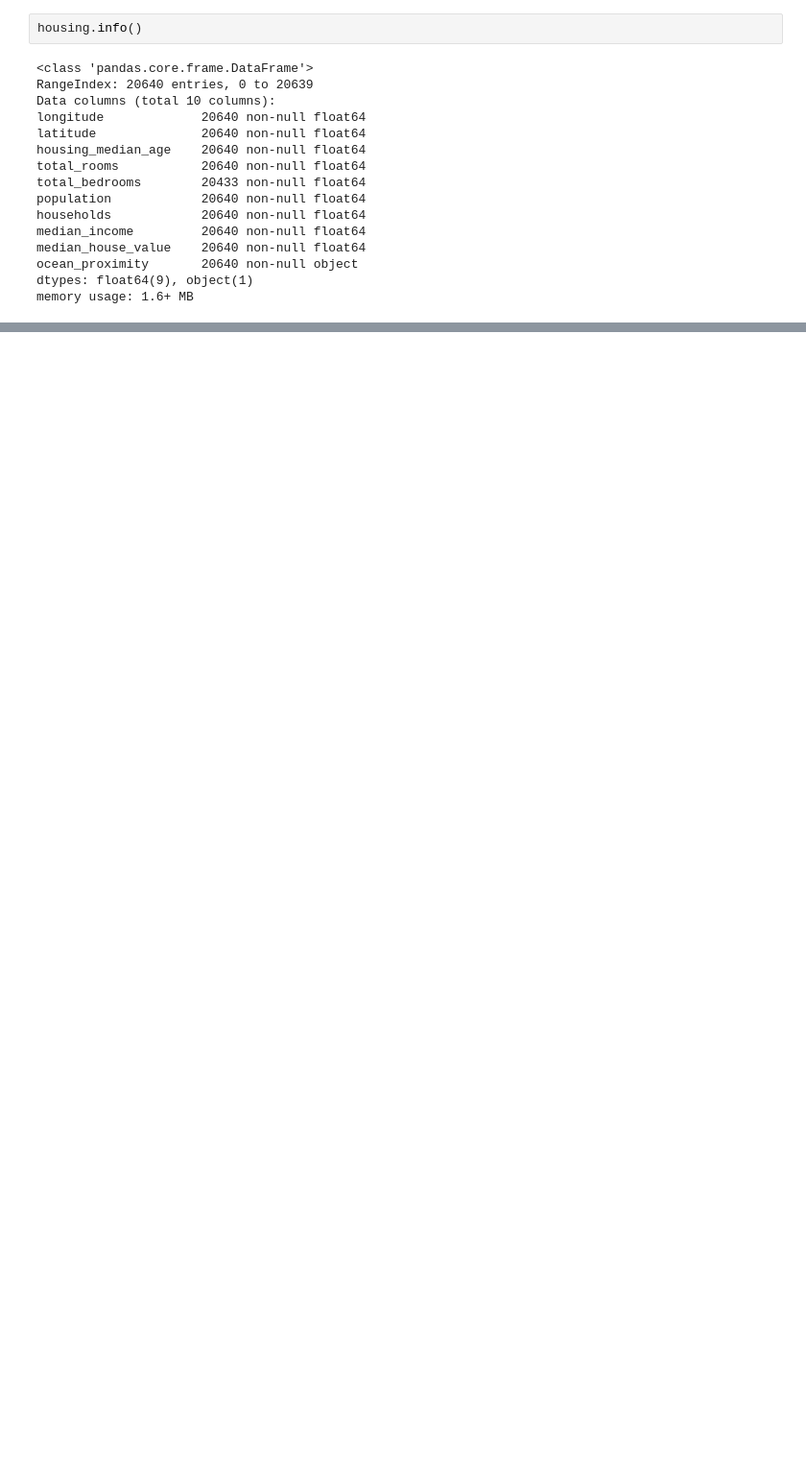
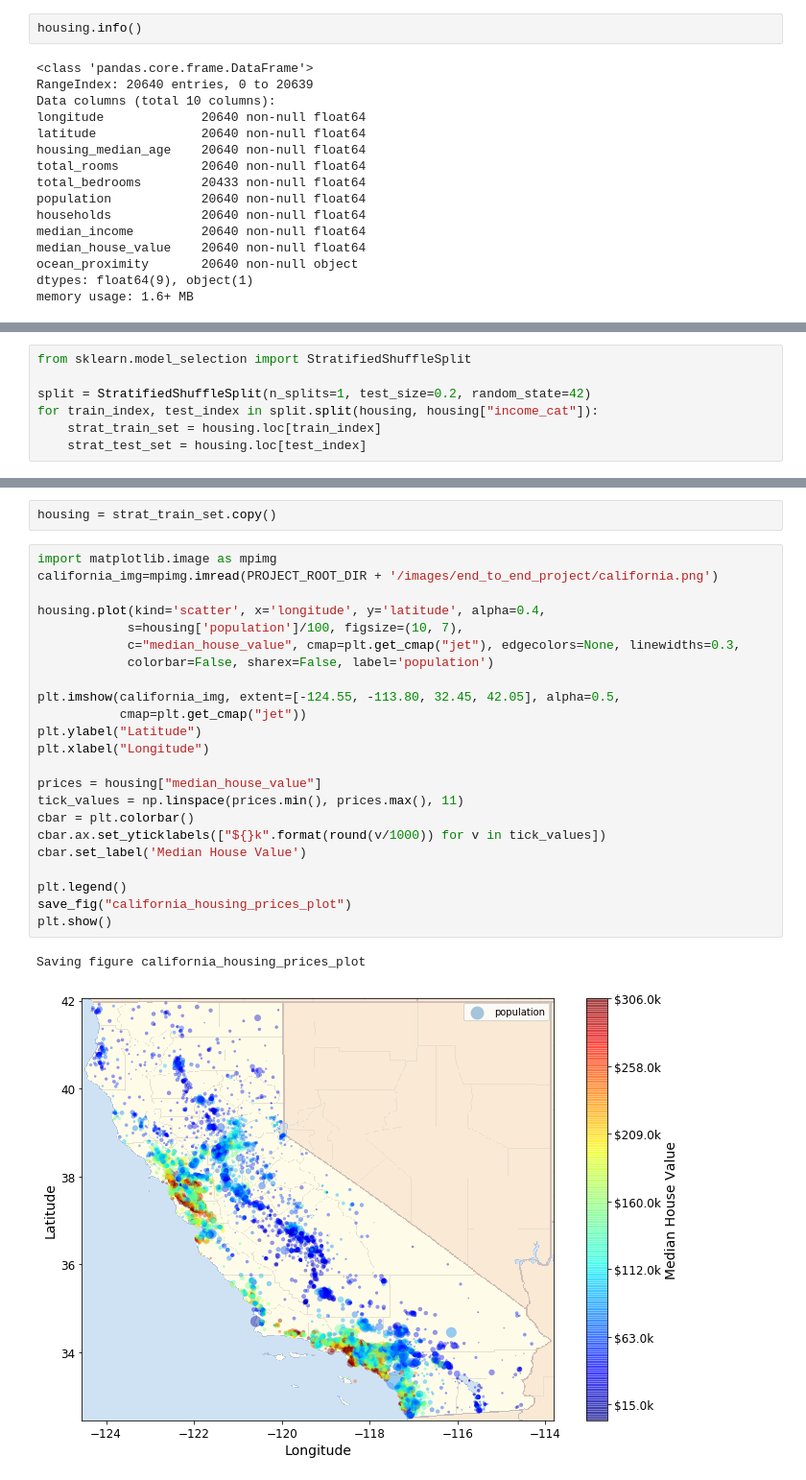
Before and after one commit to georgechubak/handson-ml2, a Jupyter notebook: 02_reworked_end_to_end_machine_learning_project.ipynb, the cells around one changed output, grey strips where cells are left out. Shown at 96% size. Drawn from its saved outputs; the diff is of its cells as text; blank space fills up the shorter version.

```diff
--- a/02_reworked_end_to_end_machine_learning_project.ipynb
+++ b/02_reworked_end_to_end_machine_learning_project.ipynb
@@ -85,0 +223,7 @@ memory usage: 1.6+ MB
+# %%
+from sklearn.model_selection import StratifiedShuffleSplit
+
+split = StratifiedShuffleSplit(n_splits=1, test_size=0.2, random_state=42)
+for train_index, test_index in split.split(housing, housing["income_cat"]):
+    strat_train_set = housing.loc[train_index]
+    strat_test_set = housing.loc[test_index]
@@ -85,0 +276,28 @@ memory usage: 1.6+ MB
+# %%
+housing = strat_train_set.copy()
+# %%
+import matplotlib.image as mpimg
+california_img=mpimg.imread(PROJECT_ROOT_DIR + '/images/end_to_end_project/california.png')
+
+housing.plot(kind='scatter', x='longitude', y='latitude', alpha=0.4,
+            s=housing['population']/100, figsize=(10, 7),
+            c="median_house_value", cmap=plt.get_cmap("jet"), edgecolors=None, linewidths=0.3,
+            colorbar=False, sharex=False, label='population')
+
+plt.imshow(california_img, extent=[-124.55, -113.80, 32.45, 42.05], alpha=0.5,
+           cmap=plt.get_cmap("jet"))
+plt.ylabel("Latitude")
+plt.xlabel("Longitude")
+
+prices = housing["median_house_value"]
+tick_values = np.linspace(prices.min(), prices.max(), 11)
+cbar = plt.colorbar()
+cbar.ax.set_yticklabels(["${}k".format(round(v/1000)) for v in tick_values])
+cbar.set_label('Median House Value')
+
+plt.legend()
+save_fig("california_housing_prices_plot")
+plt.show()
+# %% [output]
+Saving figure california_housing_prices_plot
+[figure, added]
```
Also changed, not shown: parts of 41 cells of this notebook, 1 other file.
